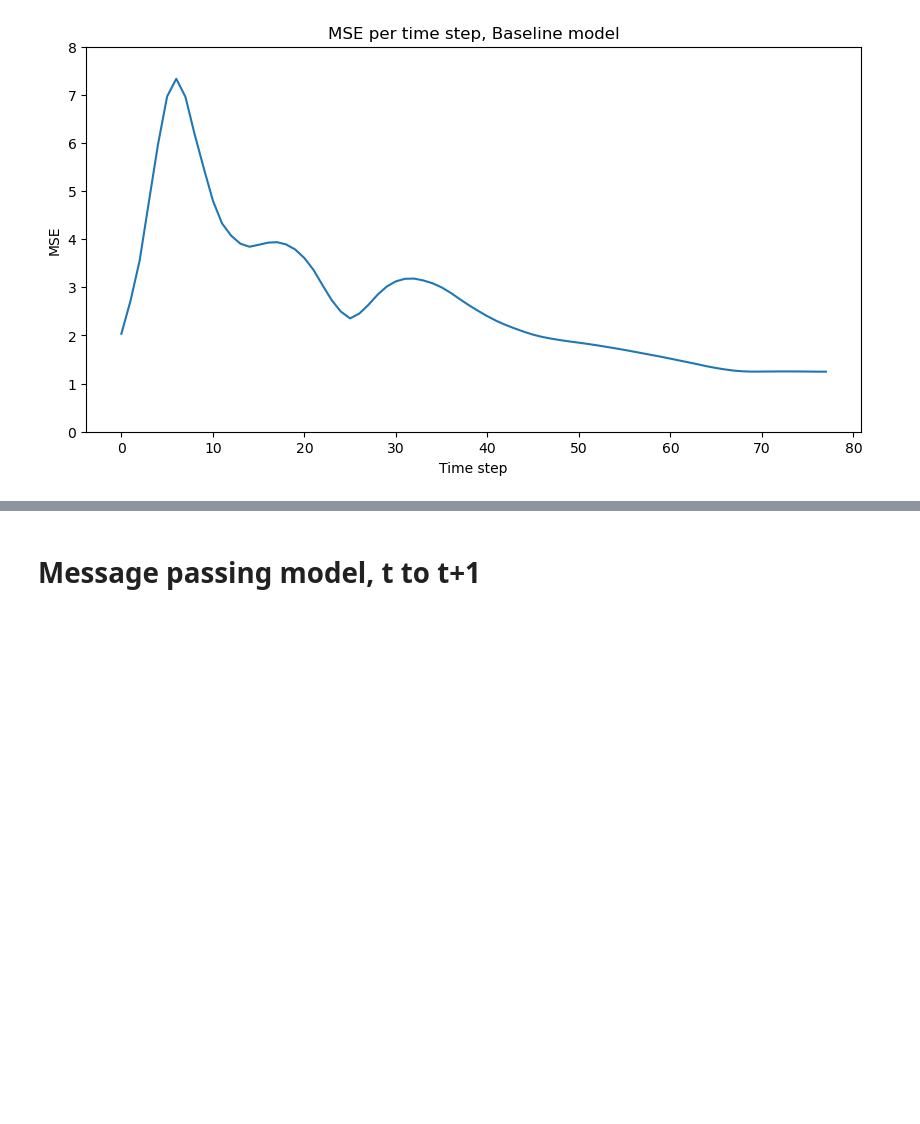
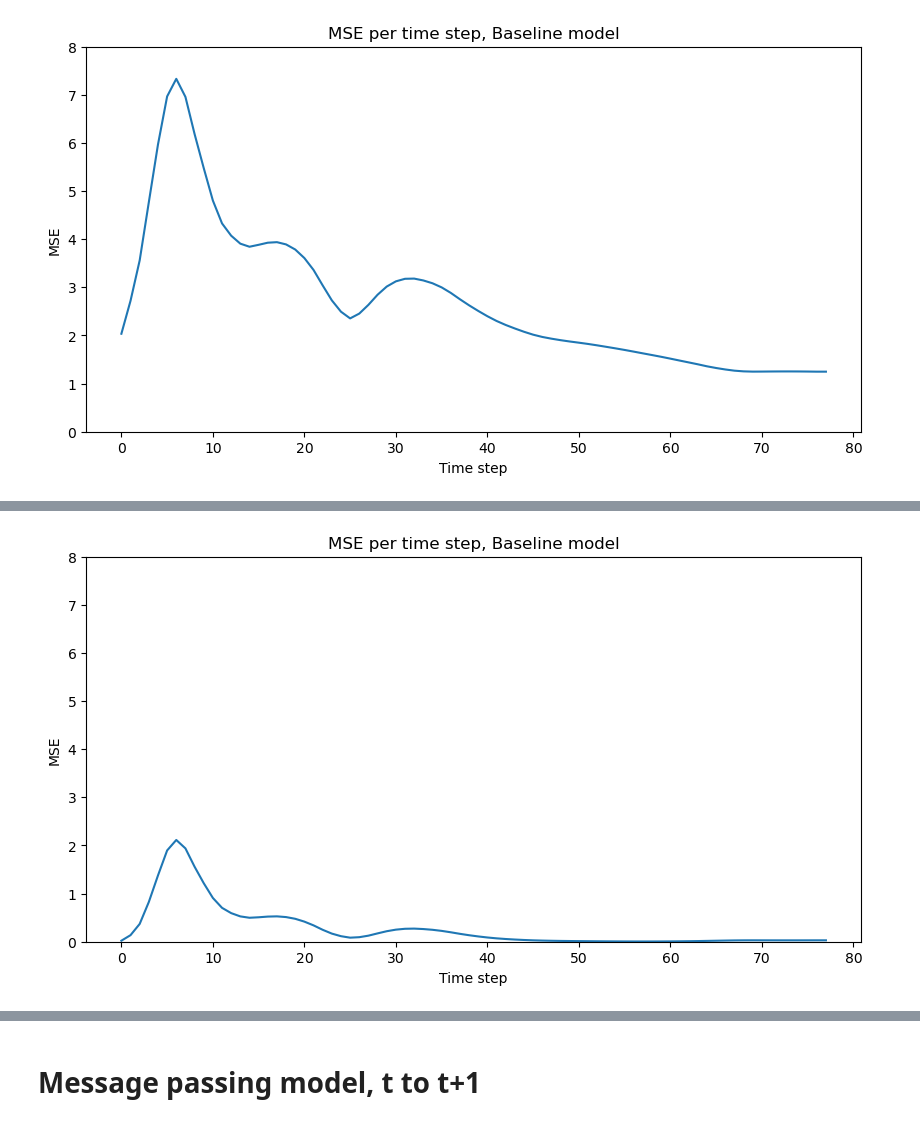
Before and after one commit to AlexiaALLAL/aneurysm_project, a Jupyter notebook: demo.ipynb, the cells around one changed output, grey strips where cells are left out. Cells and saved outputs as stored; diff of their text form; code cells hidden in the pictures; blank space fills up the shorter version.

Commit message:
MeanPredictor.py and prediction on test data to submit

```diff
--- a/demo.ipynb
+++ b/demo.ipynb
@@ -196,0 +267,6 @@ plt.show()
+# %%
+model = MeanPredictor()
+xdmf_path = osp.join(os.getcwd(), "4Students_AnXplore03", "AllFields_Resultats_MESH_219.xdmf")
+meshes = xdmf_to_meshes(xdmf_path)
+model.train_model(meshes)
+total_error, list_errors = model.test_model(meshes)
@@ -196,0 +286,14 @@ plt.show()
+# %%
+plt.rcParams['font.family'] = 'DejaVu Sans'
+plt.figure(figsize=(10, 5))
+
+plt.plot(np.array(list_errors, dtype=np.float32))
+plt.ylim(0, 8)
+plt.xlabel("Time step")
+plt.ylabel("MSE")
+plt.title("MSE per time step, Baseline model")
+plt.savefig("MSE_per_time_step.png")
+plt.savefig("MSE_per_time_step.png")
+plt.show()
+# %% [output]
+[figure, added]
```
Also changed, not shown: parts of 21 cells of this notebook, 18 other files.
